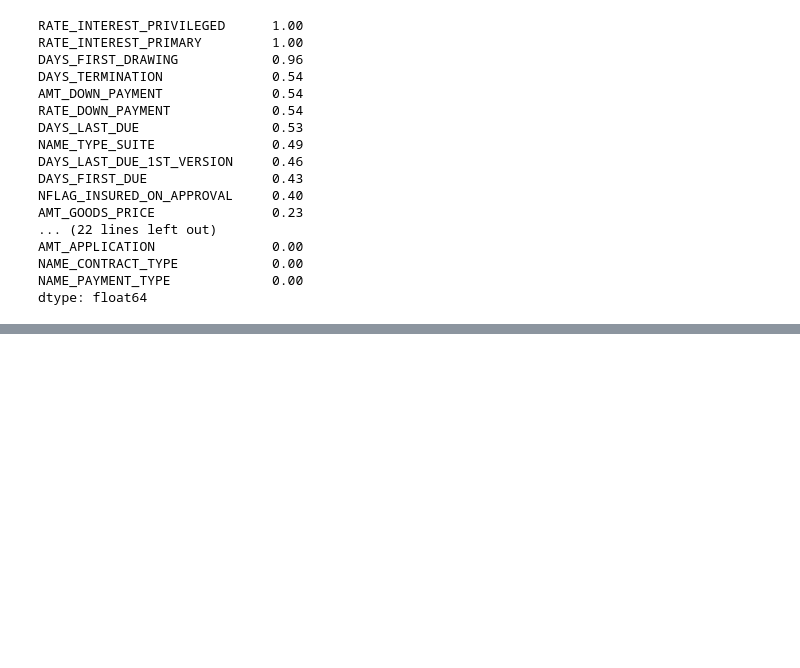
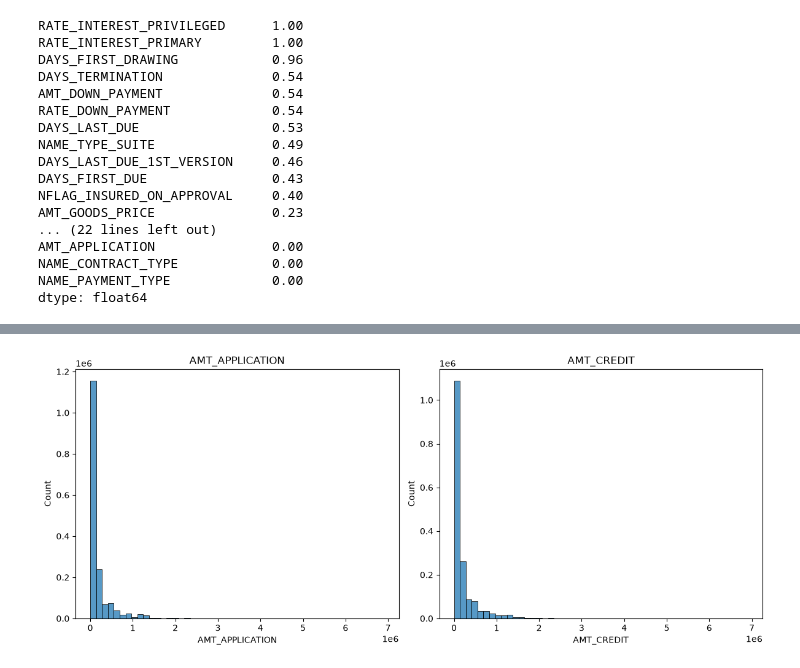
Before and after one commit to luccascruz/projeto-ml-labdata, a Jupyter notebook: DataPipeline/exp_analysis.ipynb, the cells around one changed output, grey strips where cells are left out. Cells and saved outputs as stored; diff of their text form; code cells hidden in the pictures; blank space fills up the shorter version.

```diff
--- a/DataPipeline/exp_analysis.ipynb
+++ b/DataPipeline/exp_analysis.ipynb
@@ -2229,0 +2373,19 @@ Observações
+# %%
+fig, axes = plt.subplots(1, 2, figsize=(12,5))
+
+for ax, col in zip(
+    axes,
+    ["AMT_APPLICATION", "AMT_CREDIT"]
+):
+
+    sns.histplot(
+        df_previous_application[col],
+        bins=50,
+        ax=ax
+    )
+
+    ax.set_title(col)
+
+plt.tight_layout()
+# %% [output]
+[figure, added]
```
Also changed, not shown: parts of 38 cells of this notebook.
